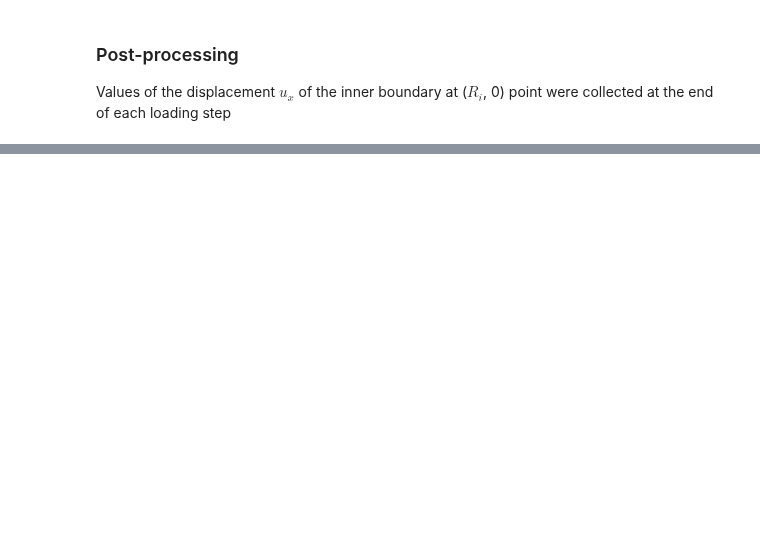
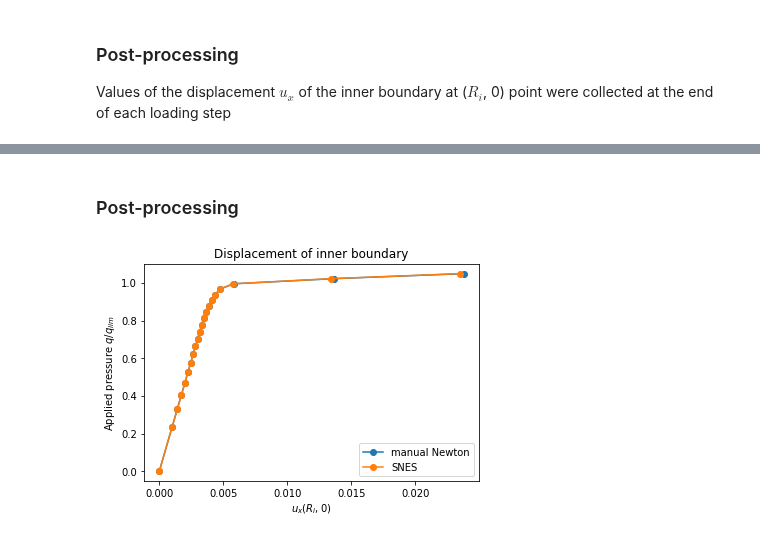
Before and after one commit to a-latyshev/convex-plasticity, a Jupyter notebook: tutorials/plasticity/plasticity.ipynb, the cells around one changed output, grey strips where cells are left out. Cells and saved outputs as stored; diff of their text form; code cells hidden in the pictures; blank space fills up the shorter version.

```diff
--- a/tutorials/plasticity/plasticity.ipynb
+++ b/tutorials/plasticity/plasticity.ipynb
@@ -314,0 +395,33 @@ if len(points_on_proc) > 0:
+# %%
+results_SNES = np.zeros((Nincr+1, 2))
+
+sig.vector.set(0.0)
+p.vector.set(0.0)
+u.vector.set(0.0)
+
+sig_, dp_ = proj_sig_SNES(Du, sig, p)
+
+start = time.time()
+
+for (i, t) in enumerate(load_steps):
+    loading.value = t * q_lim
+
+    Du.x.array[:] = 0
+
+    nits = my_problem.solve()
+
+    if MPI.COMM_WORLD.rank == 0:
+        print(f"\n Increment: {str(i+1)}, load = {t * q_lim}")
+
+    fs.interpolate_quadrature(sig_, sig)
+    fs.interpolate_quadrature(dp_, dp)
+
+    p.vector.axpy(1, dp.vector)
+    p.x.scatter_forward()
+    u.vector.axpy(1, Du.vector) # u = u + 1*Du
+    u.x.scatter_forward()
+
+    if len(points_on_proc) > 0:
+        results_SNES[i+1, :] = (u.eval(points_on_proc, cells)[0], t)
+
+print(f'rank#{MPI.COMM_WORLD.rank}: Time = {time.time() - start:.3f} (s)')
@@ -314,0 +446,14 @@ if len(points_on_proc) > 0:
+# %% [markdown]
+### Post-processing
+# %%
+if len(points_on_proc) > 0:
+    plt.plot(results[:, 0], results[:, 1], "-o", label="manual Newton")
+    plt.plot(results_SNES[:, 0], results_SNES[:, 1], "-o", label="SNES")
+    plt.title("Displacement of inner boundary")
+    plt.xlabel(r"$u_x(R_i,0)$")
+    plt.ylabel(r"Applied pressure $q/q_{lim}$")
+    plt.legend()
+    plt.savefig(f"displacement_rank{MPI.COMM_WORLD.rank:d}.png")
+    plt.show()
+# %% [output]
+[figure, added]
```
Also changed, not shown: parts of 18 cells of this notebook, 1 other file.
